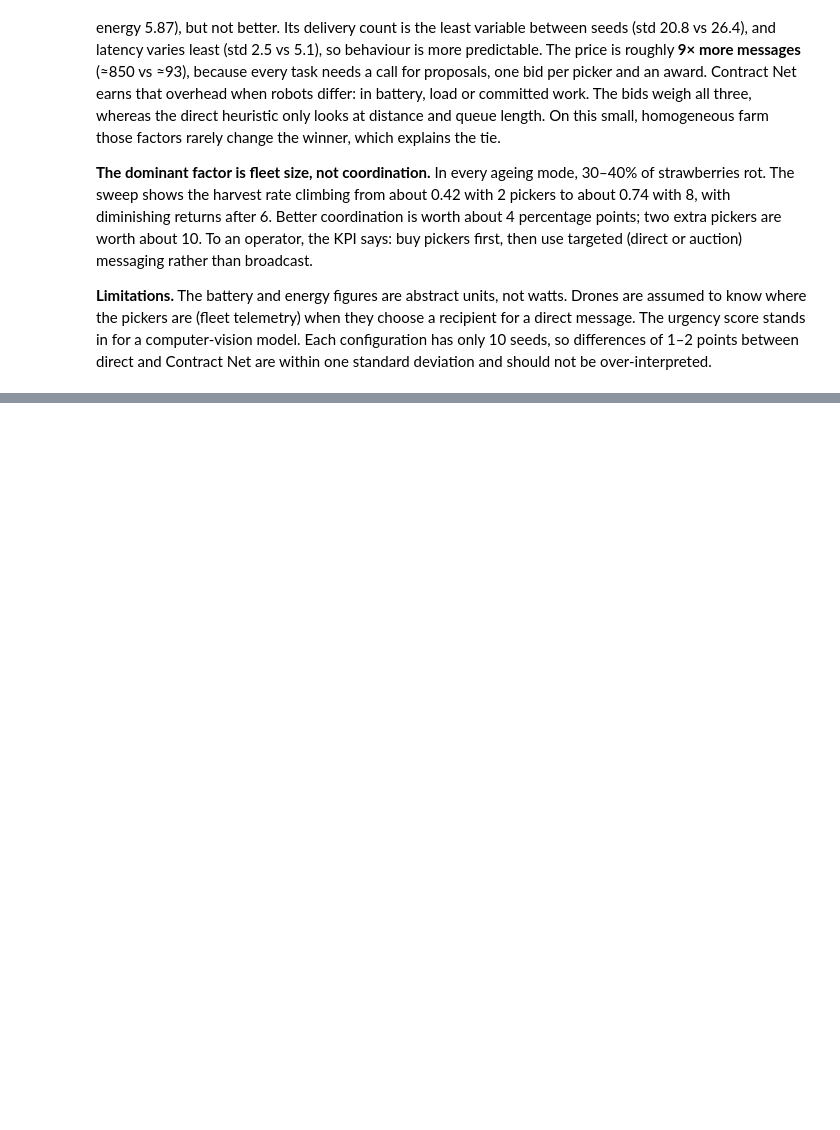
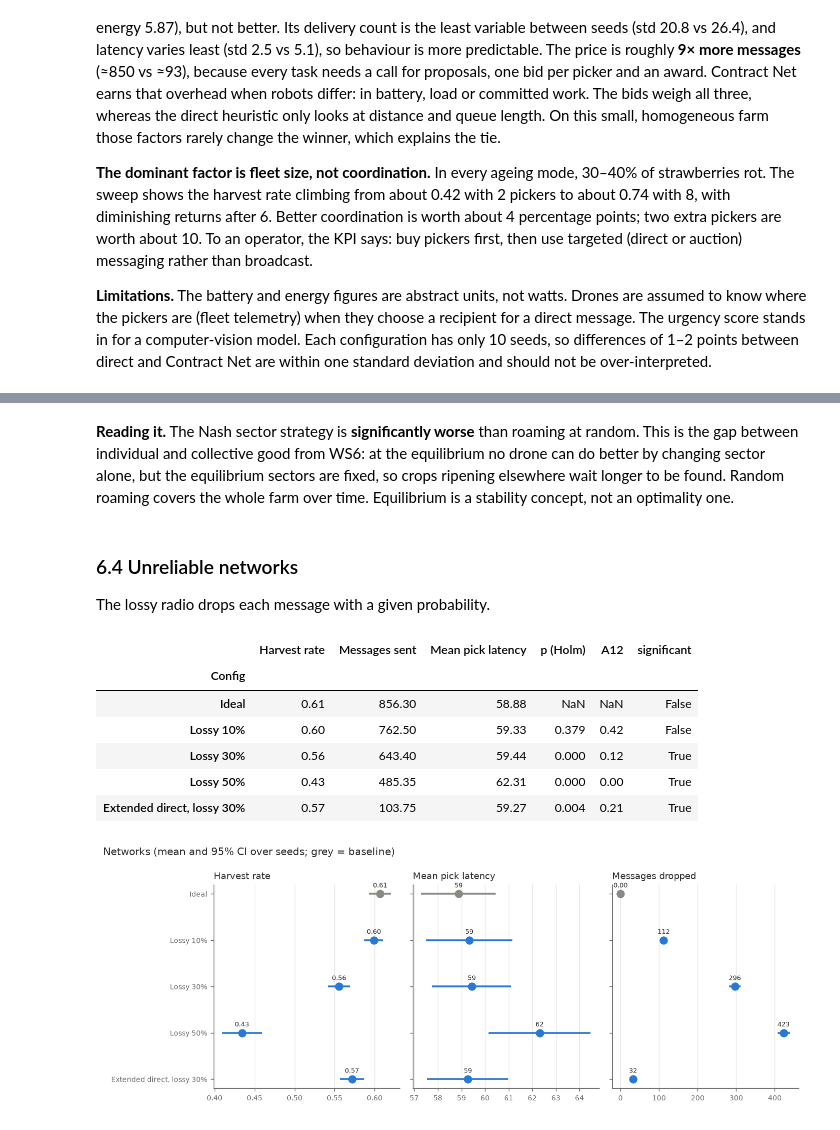
Before and after one commit to fzakir65/farming-robots, a Jupyter notebook: src/analysis.ipynb, the cells around one changed output, grey strips where cells are left out. Cells and saved outputs as stored; diff of their text form; code cells hidden in the pictures; blank space fills up the shorter version.

```diff
--- a/src/analysis.ipynb
+++ b/src/analysis.ipynb
@@ -137,0 +242,21 @@ should not be over-interpreted.
+# %% [markdown]
+**Reading it.** The Nash sector strategy is **significantly worse** than roaming at random. This
+is the gap between individual and collective good from WS6: at the equilibrium no drone can do
+better by changing sector alone, but the equilibrium sectors are fixed, so crops ripening
+elsewhere wait longer to be found. Random roaming covers the whole farm over time. Equilibrium is
+a stability concept, not an optimality one.
+# %% [markdown]
+### 6.4 Unreliable networks
+
+The lossy radio drops each message with a given probability.
+# %%
+show("networks", ["Harvest rate", "Messages sent", "Mean pick latency"])
+# %% [output]
+|  | Harvest rate | Messages sent | Mean pick latency | p (Holm) | A12 | significant |
+| Config |  |  |  |  |  |  |
+| Ideal | 0.61 | 856.30 | 58.88 | NaN | NaN | False |
+| Lossy 10% | 0.60 | 762.50 | 59.33 | 0.379 | 0.42 | False |
+| Lossy 30% | 0.56 | 643.40 | 59.44 | 0.000 | 0.12 | True |
+| Lossy 50% | 0.43 | 485.35 | 62.31 | 0.000 | 0.00 | True |
+| Extended direct, lossy 30% | 0.57 | 103.75 | 59.27 | 0.004 | 0.21 | True |
+[figure, added]
```
Also changed, not shown: parts of 23 cells of this notebook, 4 other files.
